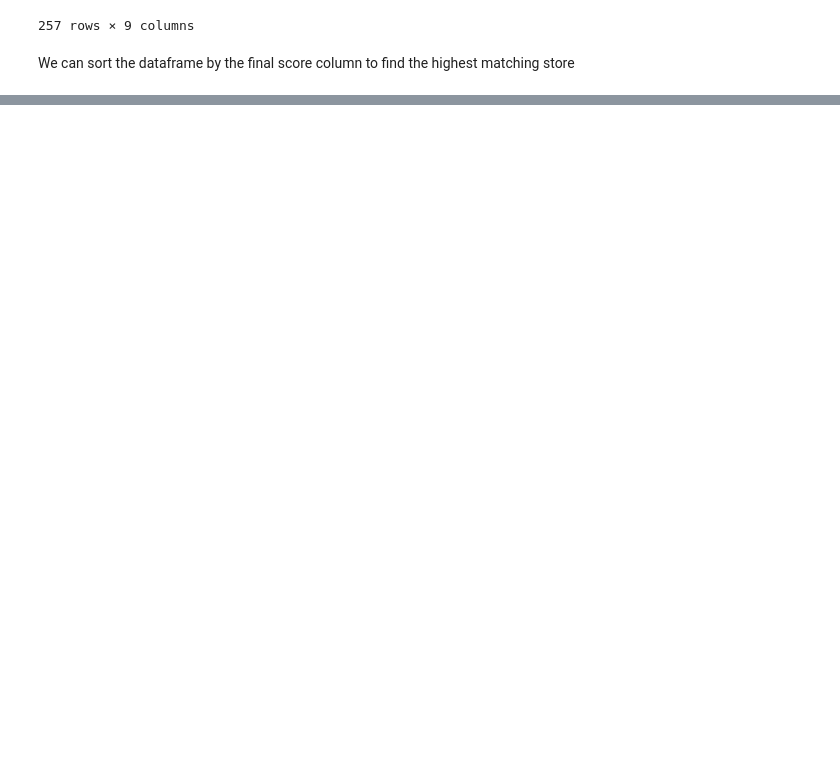
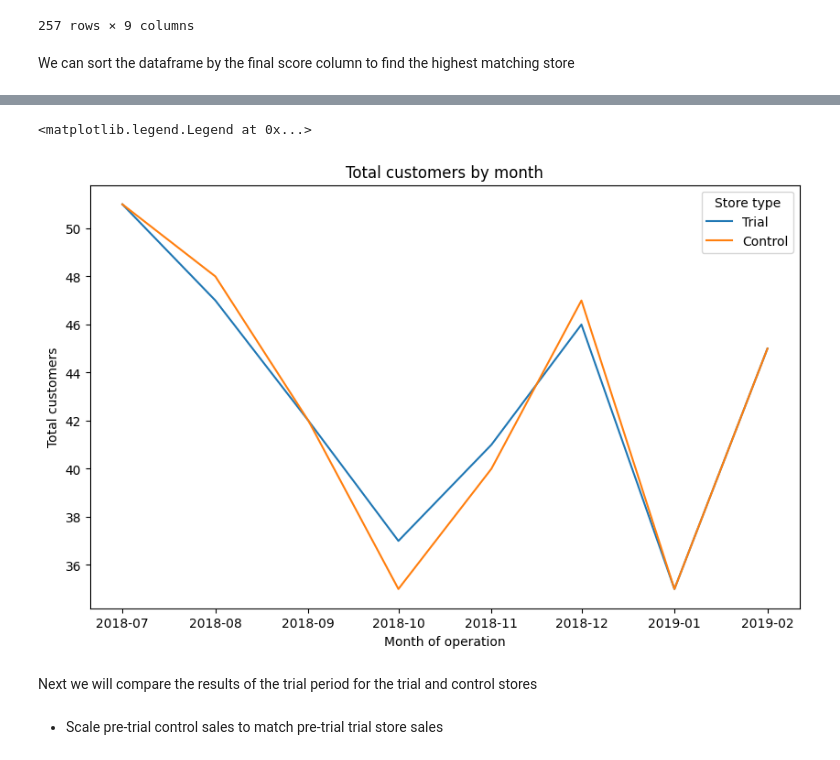
Before and after one commit to jontyj23/Quantium-Virtual-Internship, a Jupyter notebook: task2.ipynb, the cells around one changed output, grey strips where cells are left out. Drawn from its saved outputs; the diff is of its cells as text; code cells hidden in the pictures; blank space fills up the shorter version.

```diff
--- a/task2.ipynb
+++ b/task2.ipynb
@@ -361,0 +403,10 @@ scoreControl.sort_values('Final_Score', ascending=False)
+# %%
+pastCustomers = measureOverTime[(measureOverTime['STORE_NBR']==77) | (measureOverTime['STORE_NBR']==233)].copy()
+pastCustomers['Store_type'] = pastCustomers.apply(
+                                                    lambda row: 'Trial' if row['STORE_NBR'] == 77
+                                                    else ('Control' if row['STORE_NBR'] == 233 else 'Other stores'),
+                                                    axis=1
+                                                )
+pastCustomers['TransactionMonth'] = pd.to_datetime(pastCustomers['MONTH'].apply(lambda x: f"{x // 100}-{x % 100}"))
+pastCustomers = pastCustomers[pastCustomers['MONTH'] < 201903]
+pastCustomers.head()
@@ -361,0 +420,15 @@ scoreControl.sort_values('Final_Score', ascending=False)
+# %%
+# Plot the data using Matplotlib
+plt.figure(figsize=(10, 6))
+sns.lineplot(pastCustomers, x='TransactionMonth', y='nCustomers', hue='Store_type')
+plt.xlabel('Month of operation')
+plt.ylabel('Total customers')
+plt.title('Total customers by month')
+plt.legend(title='Store type')
+# %% [output]
+<matplotlib.legend.Legend at 0x...>
+[figure, added]
+# %% [markdown]
+Next we will compare the results of the trial period for the trial and control stores
+# %% [markdown]
+- Scale pre-trial control sales to match pre-trial trial store sales
```
Also changed, not shown: parts of 24 cells of this notebook.
